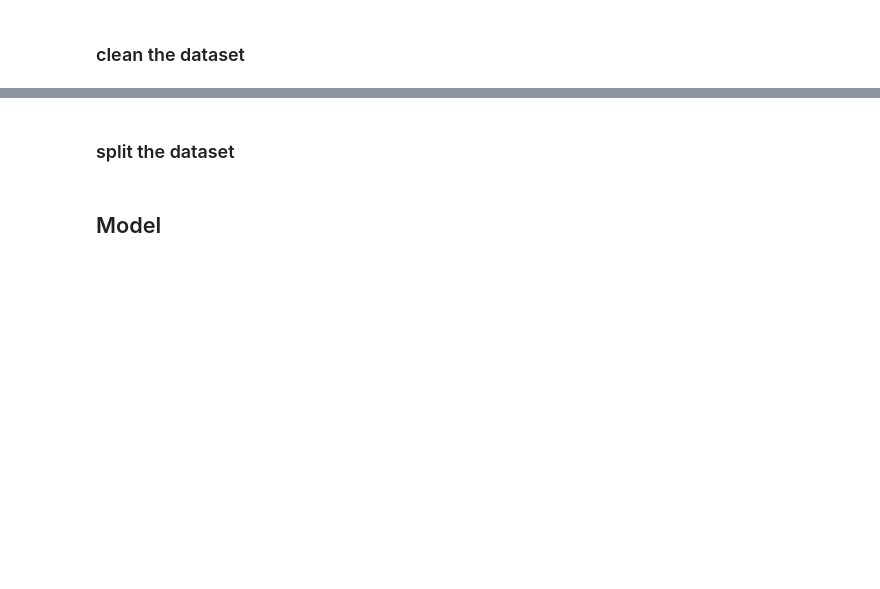
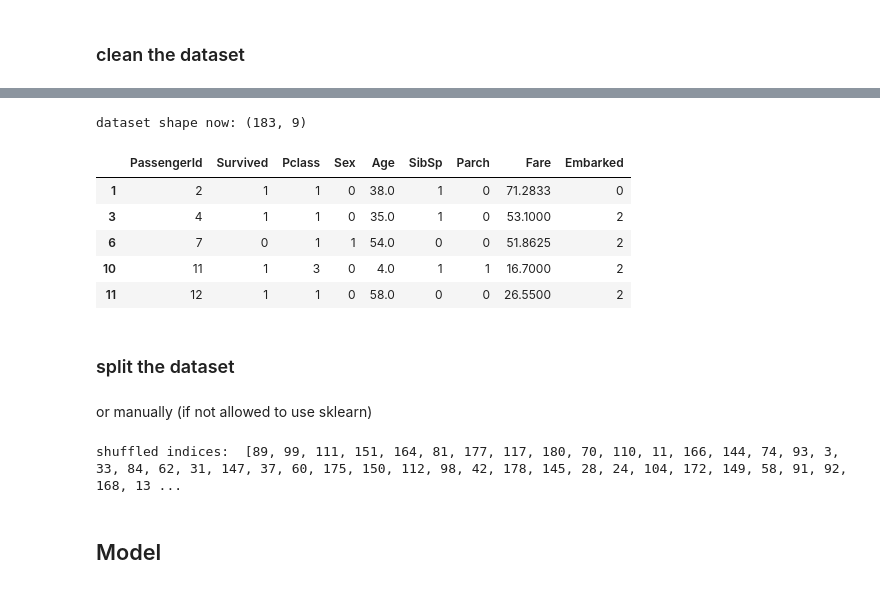
Before and after one commit to Yaqoub2/AI_intro_KAUST, a Jupyter notebook: Xlab_logistic_regression(ex).ipynb, the cells around one changed output, grey strips where cells are left out. Cells and saved outputs as stored; diff of their text form; code cells hidden in the pictures; blank space fills up the shorter version.

```diff
--- a/Xlab_logistic_regression(ex).ipynb
+++ b/Xlab_logistic_regression(ex).ipynb
@@ -67,2 +60,15 @@ dataset shape now: (183, 9)
+# %%
+titanic_dataset['Sex'] = pd.Categorical(titanic_dataset['Sex']).codes
+titanic_dataset['Embarked'] = pd.Categorical(titanic_dataset['Embarked']).codes
+print("dataset shape now:",titanic_dataset.shape)
+titanic_dataset.head()
+# %% [output]
+dataset shape now: (183, 9)
+|  | PassengerId | Survived | Pclass | Sex | Age | SibSp | Parch | Fare | Embarked |
+| 1 | 2 | 1 | 1 | 0 | 38.0 | 1 | 0 | 71.2833 | 0 |
+| 3 | 4 | 1 | 1 | 0 | 35.0 | 1 | 0 | 53.1000 | 2 |
+| 6 | 7 | 0 | 1 | 1 | 54.0 | 0 | 0 | 51.8625 | 2 |
+| 10 | 11 | 1 | 3 | 0 | 4.0 | 1 | 1 | 16.7000 | 2 |
+| 11 | 12 | 1 | 1 | 0 | 58.0 | 0 | 0 | 26.5500 | 2 |
 # %% [markdown]
 ### split the dataset
@@ -69,3 +81,20 @@ dataset shape now: (183, 9)
+# %% [markdown]
+or manually (if not allowed to use sklearn)
+# %%
+#shuffle
+shuffled_idxs = list(range(0, len(y)))
+np.random.shuffle(shuffled_idxs)
+print("shuffled indices: ",shuffled_idxs)
+X = X.iloc[shuffled_idxs]
+y = y.iloc[shuffled_idxs]
+#split
+dataset_length = len(y)
+X_train = X[ : int(0.7*dataset_length)]
+X_test = X[int(0.7*dataset_length) : ]
+y_train = y[ : int(0.7*dataset_length)]
+y_test = y[int(0.7*dataset_length) : ]
+# %% [output]
+shuffled indices:  [89, 99, 111, 151, 164, 81, 177, 117, 180, 70, 110, 11, 166, 144, 74, 93, 3, 33, 84, 62, 31, 147, 37, 60, 175, 150, 112, 98, 42, 178, 145, 28, 24, 104, 172, 149, 58, 91, 92, 168, 13 ...
 # %% [markdown]
 ## Model
 # %% [markdown]
```
Also changed, not shown: parts of 12 cells of this notebook.
